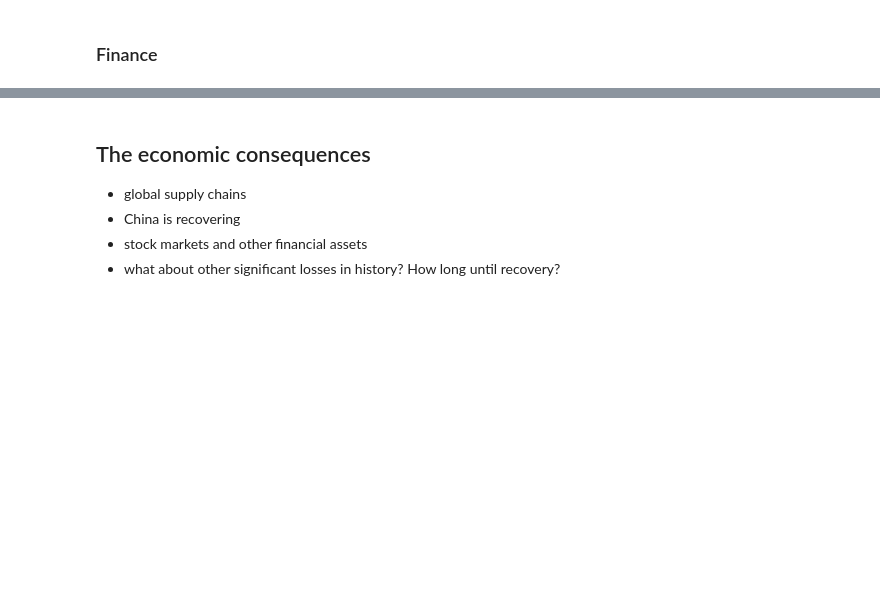
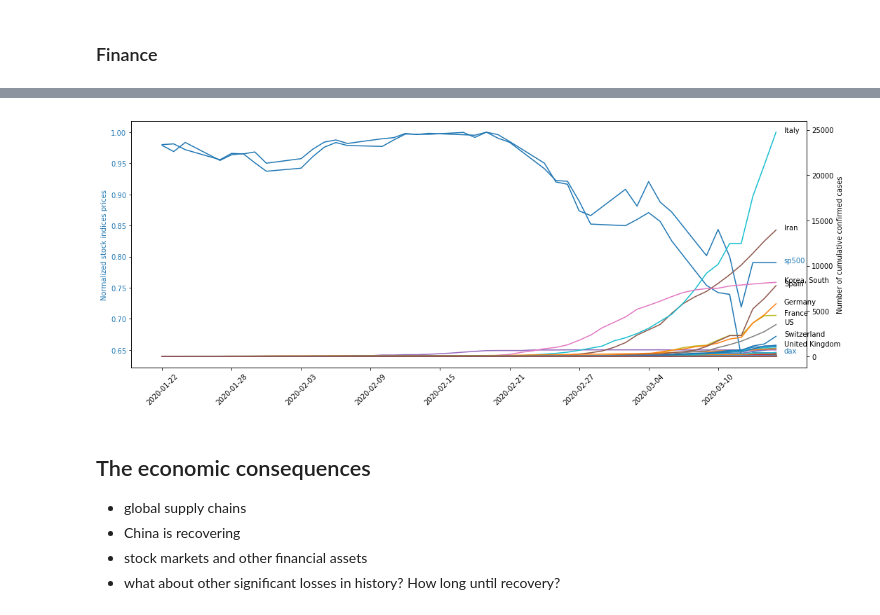
Before and after one commit to hopeman1102/visualize-covid-19, a Jupyter notebook: covid-19.ipynb, the cells around one changed output, grey strips where cells are left out. Saved outputs shown, nothing was run; the diff lists cells and outputs as text; code cells hidden in the pictures; blank space fills up the shorter version.

Commit message:
feat: Add plot excluding China comparing stock prices with confirmed cases

```diff
--- a/covid-19.ipynb
+++ b/covid-19.ipynb
@@ -669,36 +780,38 @@ ax2 = ax1.twinx()  # instantiate a second axes that shares the same x-axis
 
 # below code adapted from https://matplotlib.org/gallery/api/two_scales.html
 for index, row in df_confirmed_countries_stocks.iterrows():
     # skipping certain countries and stocks
-    if index == 'nasdaq' or index == 'dow_jones' or index == 'hang_seng': # index == 'China' or or index == 'Italy' or index == 'Iran' or index == 'Korea, South':
+    if index == 'nasdaq' or index == 'dow_jones' or index == 'hang_seng'or index == 'China-confirmed':# or or index == 'Italy' or index == 'Iran' or index == 'Korea, South':
         pass
 
     elif index == 'sp500' or index == 'dax':
         # plotting SP500
         y1 = df_confirmed_countries_stocks.loc[index]
         color1 = 'tab:blue'
         ax1.set_ylabel('Normalized stock indices prices', color=color1)
         ax1.plot(x, y1, color=color1)
         ax1.tick_params(axis='y', labelcolor=color1)
         ax1.annotate(index,xy=(plt.xticks()[0][-1]+0.7, row[-1]), color=color1)
 
     else:
         y2 = row.values
         ax2.set_xlabel('Date')
         ax2.set_ylabel('Number of cumulative confirmed cases')
         ax2.plot(x, y2)
         ax2.tick_params(axis='y')
 
         # only annotate the top countries
-        if row['3/14/20'] < 6500:
+        if row['3/14/20'] < 1100:
             pass
         else:
-            ax2.annotate(index,xy=(plt.xticks()[0][-1]+0.7, row[-1]))
+            ax2.annotate(index[:-10],xy=(plt.xticks()[0][-1]+0.7, row[-1]))
 
 ax1.set_xticks(x[::6])
 ax1.set_xticklabels(x[::6], rotation=45)
 fig.tight_layout()
 plt.show();
+# %% [output]
+[figure, added]
 # %% [markdown]
 ## The economic consequences
 * global supply chains
```
Also changed, not shown: parts of 19 cells of this notebook.
